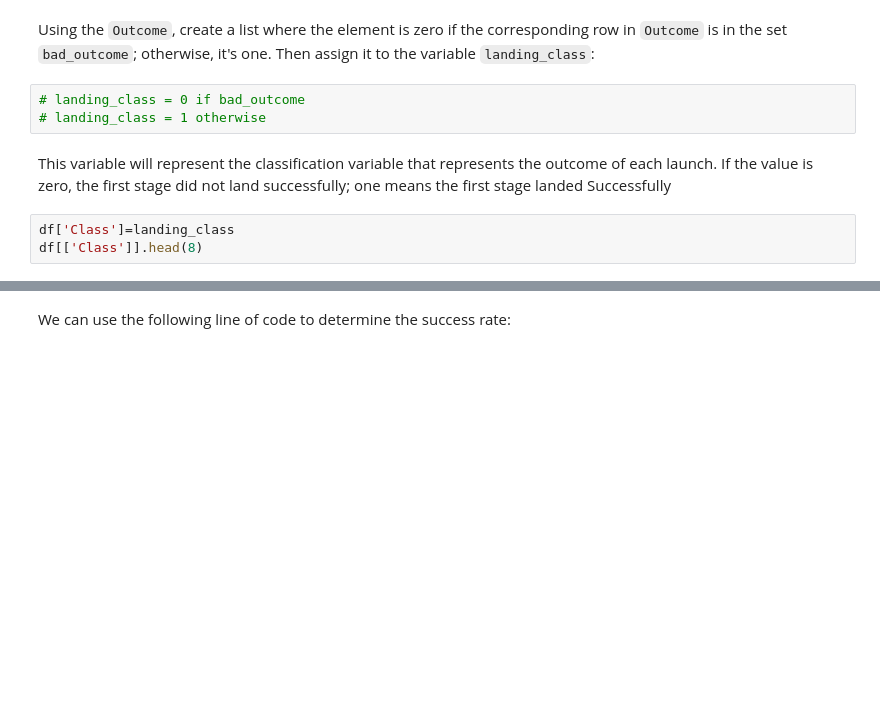
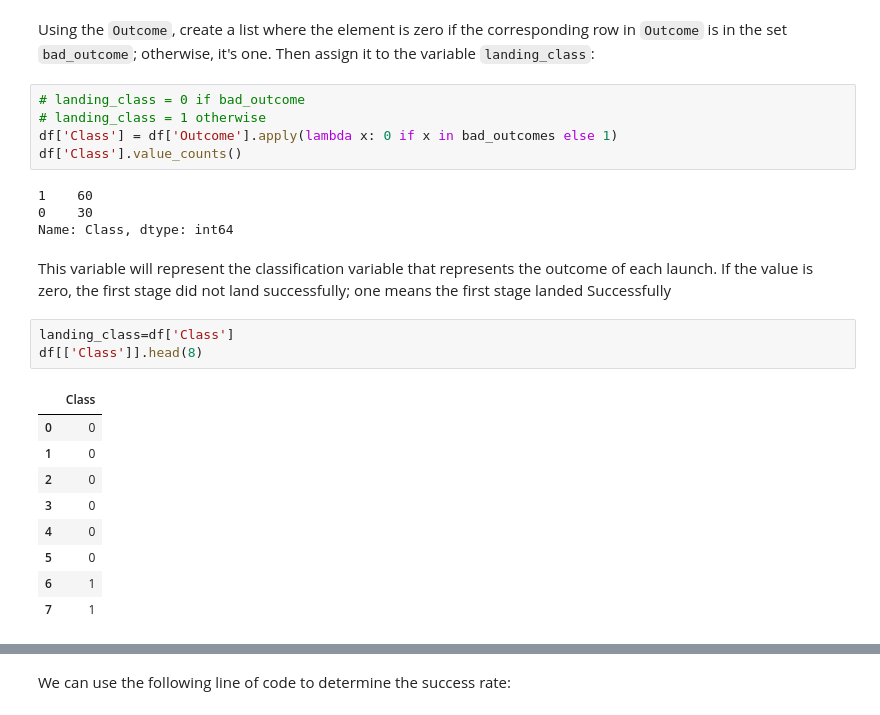
Before and after one commit to BastianLT/Ciencia-de-datos, a Jupyter notebook: 3.labs-jupyter-spacex-Data wrangling-v2.ipynb, the cells around one changed output, grey strips where cells are left out. Saved outputs shown, nothing was run; the diff lists cells and outputs as text; blank space fills up the shorter version.

```diff
--- a/3.labs-jupyter-spacex-Data wrangling-v2.ipynb
+++ b/3.labs-jupyter-spacex-Data wrangling-v2.ipynb
@@ -231,10 +242,26 @@ Using the <code>Outcome</code>,  create a list where the element is zero if the
 # %%
 # landing_class = 0 if bad_outcome
 # landing_class = 1 otherwise
+df['Class'] = df['Outcome'].apply(lambda x: 0 if x in bad_outcomes else 1)
+df['Class'].value_counts()
+# %% [output]
+1    60
+0    30
+Name: Class, dtype: int64
 # %% [markdown]
 This variable will represent the classification variable that represents the outcome of each launch. If the value is zero, the  first stage did not land successfully; one means  the first stage landed Successfully
 # %%
-df['Class']=landing_class
+landing_class=df['Class']
 df[['Class']].head(8)
+# %% [output]
+|  | Class |
+| 0 | 0 |
+| 1 | 0 |
+| 2 | 0 |
+| 3 | 0 |
+| 4 | 0 |
+| 5 | 0 |
+| 6 | 1 |
+| 7 | 1 |
 # %%
 df.head(5)
```
Also changed, not shown: parts of 4 cells of this notebook.
